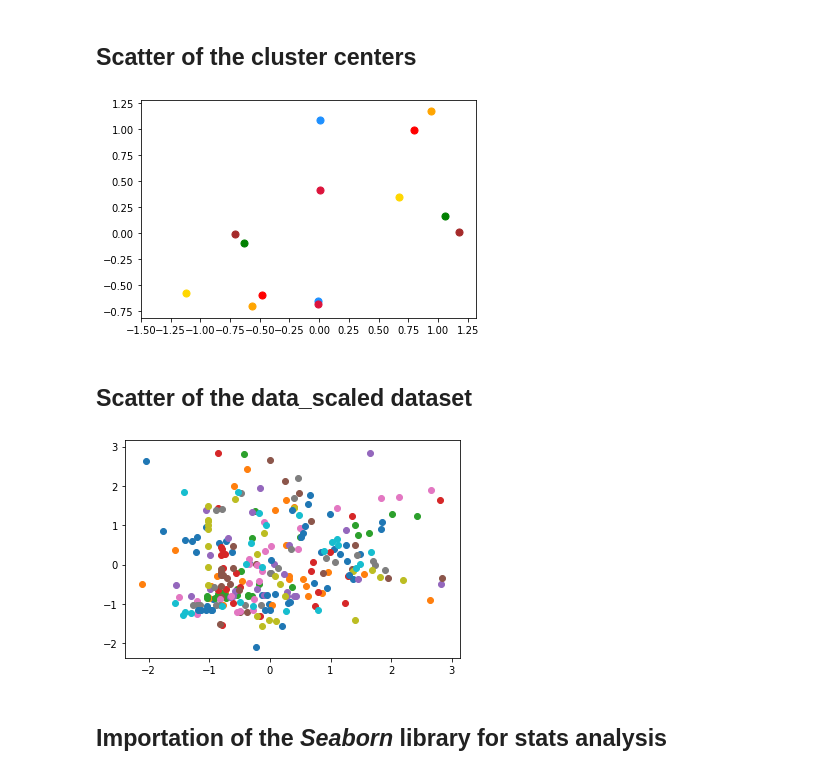
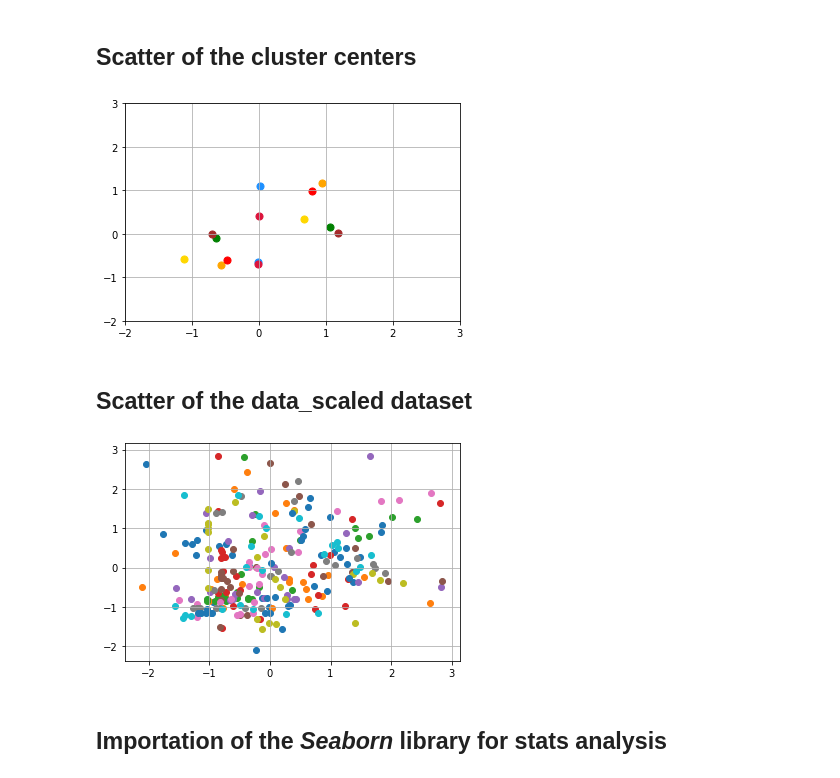
Before and after one commit to ephraim-amz/GovernmentExpensesAnalysis, a Jupyter notebook: ExpensesNotebook.ipynb, the cells around one changed output. Drawn from its saved outputs; the diff is of its cells as text; code cells hidden in the pictures.

```diff
--- a/ExpensesNotebook.ipynb
+++ b/ExpensesNotebook.ipynb
@@ -164,24 +164,27 @@ centroids = kmeans.cluster_centers_
 # %%
 plt.scatter(centroids[:, 0], centroids[:, 1], c=palette[0], s=50)
 plt.scatter(centroids[:, 2], centroids[:, 3], c=palette[1], s=50)
 plt.scatter(centroids[:, 3], centroids[:, 4], c=palette[2], s=50)
 plt.scatter(centroids[:, 4], centroids[:, 5], c=palette[3], s=50)
 plt.scatter(centroids[:, 6], centroids[:, 7], c=palette[4], s=50)
 plt.scatter(centroids[:, 8], centroids[:, 9], c=palette[5], s=50)
 plt.scatter(centroids[:, 10], centroids[:, 11], c=palette[6], s=50)
-plt.xticks(np.arange(-1.5, 1.3, step=.25))
+plt.xticks(np.arange(-2, 4, step=1))
+plt.yticks(np.arange(-2, 4, step=1))
+plt.grid(True)
 #plt.savefig('cluster_center_scatter.png')
 plt.show()
 # %% [output]
-[figure, old version]
+[figure, new version]
 # %% [markdown]
 ## Scatter of the data_scaled dataset
 # %%
-for i in range(0,11):
+for i in range(nb_components-1):
     plt.scatter(data_scaled[:, i], data_scaled[:, i+1])
 #plt.savefig('data_scaled_scatter.png')
+plt.grid(True)
 # %% [output]
-[figure, old version]
+[figure, new version]
 # %% [markdown]
 ## Importation of the _Seaborn_ library for stats analysis
 # %%
```
Also changed, not shown: parts of 23 cells of this notebook, 9 other files.
